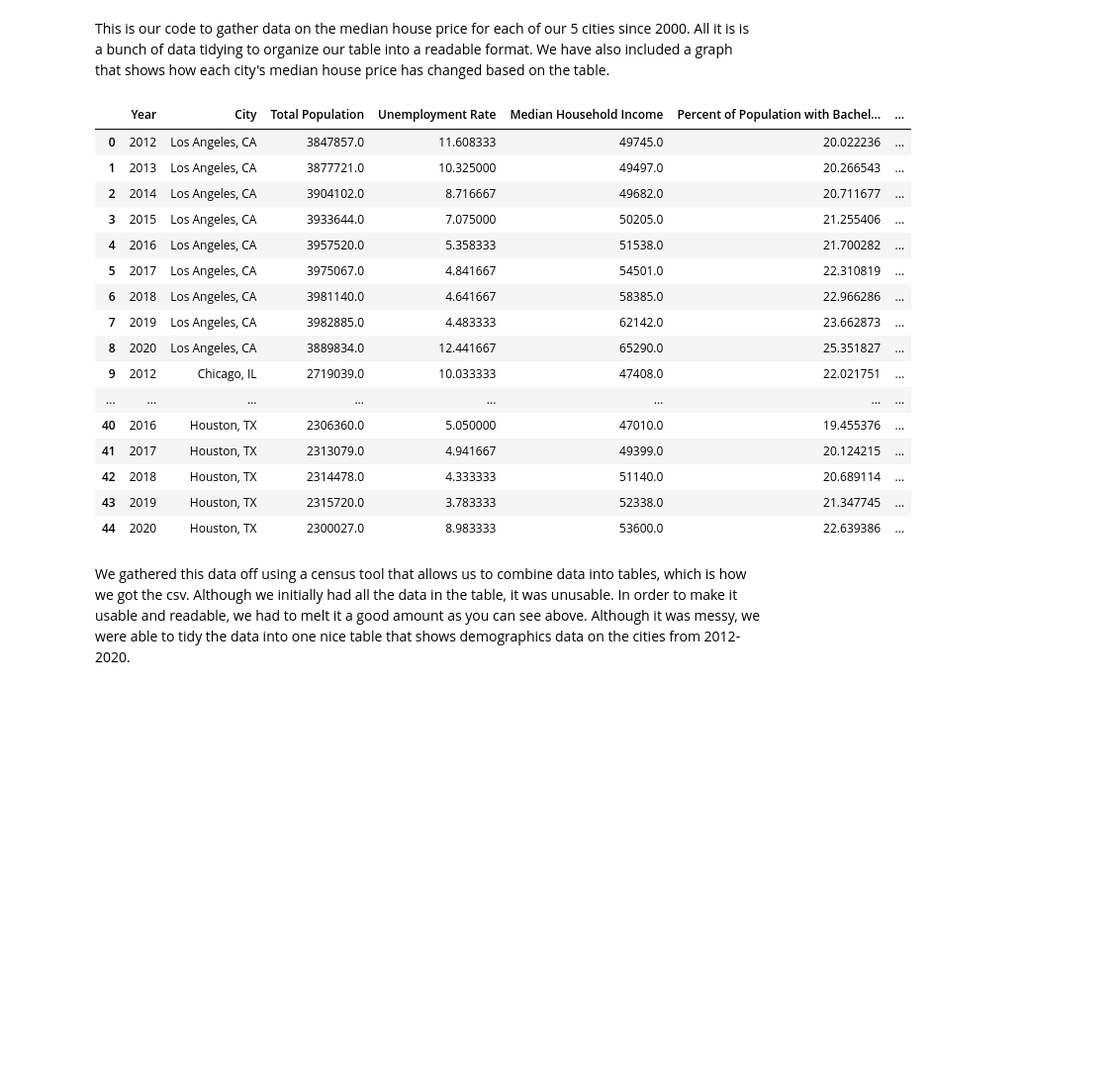
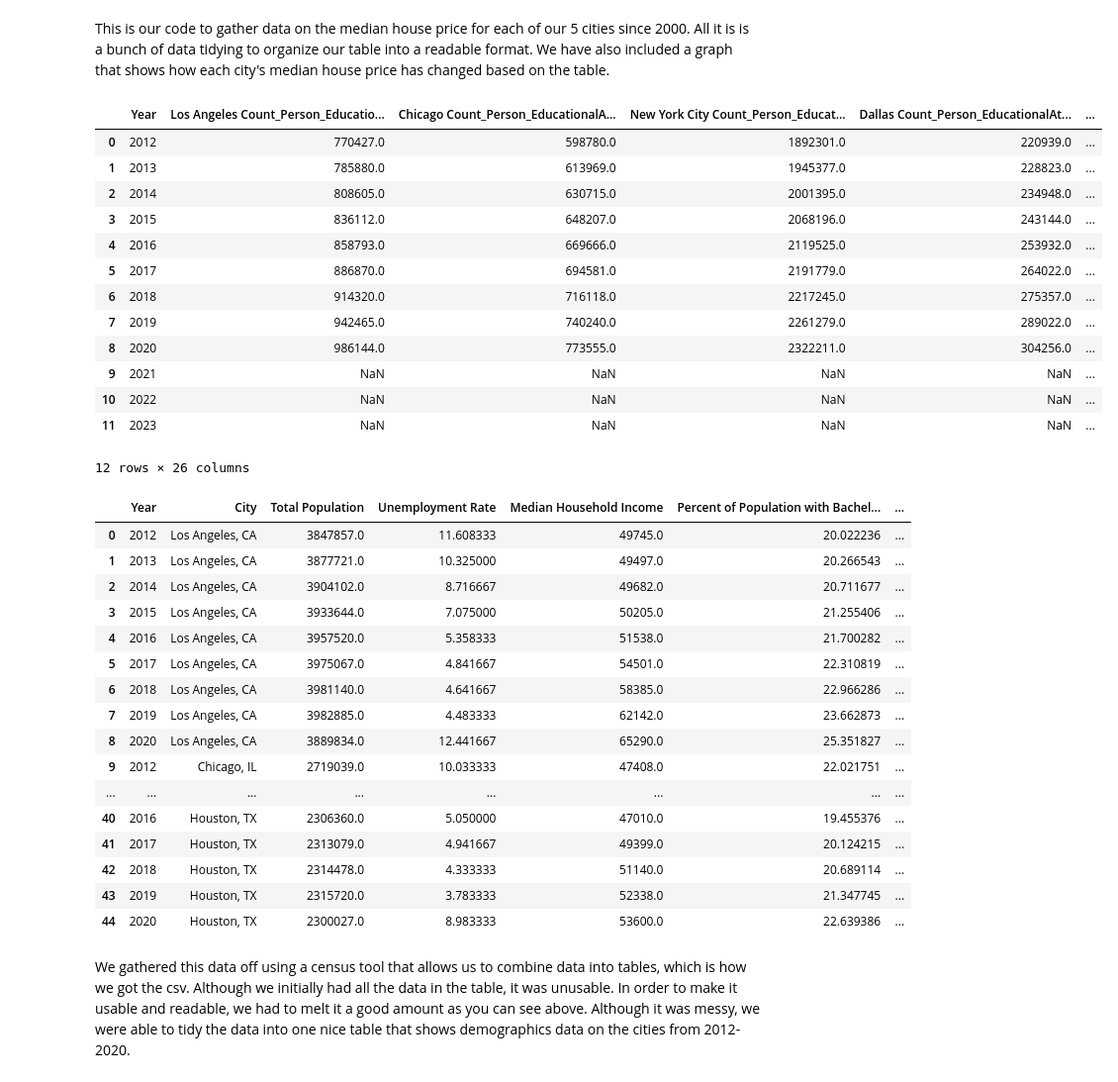
Before and after one commit to NTajalli/Analysis-of-Housing-Prices, a Jupyter notebook: Analysis.ipynb, the cells around one changed output. Shown at 99% size. Cells and saved outputs as stored; diff of their text form; code cells hidden in the pictures; blank space fills up the shorter version.

```diff
--- a/Analysis.ipynb
+++ b/Analysis.ipynb
@@ -93,6 +101,7 @@ df2 = df.head(10)
 df = df.tail(-10)
 df = df.groupby('Year').aggregate(np.mean)
 df = df.fillna(df2.set_index('Year')).reset_index()
+display(df)
 
 df = pd.melt(df, id_vars=['Year',
        'Los Angeles Count_Person_EducationalAttainmentBachelorsDegreeOrHigher',
@@ -167,50 +176,64 @@ df = pd.melt(df, id_vars=['Year', 'Population under poverty line', 'Population w
                                                       'New York City Count_Person',
                                                         'Dallas Count_Person',
                                                         'Houston Count_Person'])
 df = drop_invalid(df)
 df = pd.melt(df, id_vars=['Year', 'Population under poverty line', 'Population with Bachelors or Higher', 'Total Population', 'City',
                         'Los Angeles Median_Income_Household',
                         'Chicago Median_Income_Household',
                         'New York City Median_Income_Household',
                         'Dallas Median_Income_Household', 'Houston Median_Income_Household'],
              value_name='Unemployment Rate', value_vars=['Los Angeles UnemploymentRate_Person',
                                                         'Chicago UnemploymentRate_Person',
                                                         'New York City UnemploymentRate_Person',
                                                         'Dallas UnemploymentRate_Person', 'Houston UnemploymentRate_Person'])
 df = drop_invalid(df)
 df = pd.melt(df, id_vars=['Year', 'City', 'Population under poverty line', 'Population with Bachelors or Higher', 'Total Population', 'Unemployment Rate'],
              value_name='Median Household Income', value_vars=['Los Angeles Median_Income_Household',
                                    'Chicago Median_Income_Household',
                                    'New York City Median_Income_Household',
                                    'Dallas Median_Income_Household', 'Houston Median_Income_Household'])
 df = drop_invalid(df)
 
 for index, row in df.iterrows():
     if (pd.isna(row['Population with Bachelors or Higher']) or pd.isna(row['Total Population']) or pd.isna(row['Unemployment Rate']) or pd.isna(row['Median Household Income'])):
         df = df.drop(index)
 df = df.reset_index().drop('index', axis=1)
 df['Percent of Population with Bachelors or Higher'] = 100 * df['Population with Bachelors or Higher'] / df['Total Population']
 df['Percent of Population Under Poverty Line'] = 100 * df['Population under poverty line'] / df['Total Population']
 df = df.drop('Population with Bachelors or Higher', axis=1).drop('Population under poverty line', axis=1)
 df
 # %% [output]
-|  | Year | City | Total Population | Unemployment Rate | Median Household Income | Percent of Population with Bachel... | ... |
-| 0 | 2012 | Los Angeles, CA | 3847857.0 | 11.608333 | 49745.0 | 20.022236 | ... |
-| 1 | 2013 | Los Angeles, CA | 3877721.0 | 10.325000 | 49497.0 | 20.266543 | ... |
-| 2 | 2014 | Los Angeles, CA | 3904102.0 | 8.716667 | 49682.0 | 20.711677 | ... |
-| 3 | 2015 | Los Angeles, CA | 3933644.0 | 7.075000 | 50205.0 | 21.255406 | ... |
-| 4 | 2016 | Los Angeles, CA | 3957520.0 | 5.358333 | 51538.0 | 21.700282 | ... |
-| 5 | 2017 | Los Angeles, CA | 3975067.0 | 4.841667 | 54501.0 | 22.310819 | ... |
-| 6 | 2018 | Los Angeles, CA | 3981140.0 | 4.641667 | 58385.0 | 22.966286 | ... |
-| 7 | 2019 | Los Angeles, CA | 3982885.0 | 4.483333 | 62142.0 | 23.662873 | ... |
-| 8 | 2020 | Los Angeles, CA | 3889834.0 | 12.441667 | 65290.0 | 25.351827 | ... |
-| 9 | 2012 | Chicago, IL | 2719039.0 | 10.033333 | 47408.0 | 22.021751 | ... |
-| ... | ... | ... | ... | ... | ... | ... | ... |
-| 40 | 2016 | Houston, TX | 2306360.0 | 5.050000 | 47010.0 | 19.455376 | ... |
-| 41 | 2017 | Houston, TX | 2313079.0 | 4.941667 | 49399.0 | 20.124215 | ... |
-| 42 | 2018 | Houston, TX | 2314478.0 | 4.333333 | 51140.0 | 20.689114 | ... |
-| 43 | 2019 | Houston, TX | 2315720.0 | 3.783333 | 52338.0 | 21.347745 | ... |
-| 44 | 2020 | Houston, TX | 2300027.0 | 8.983333 | 53600.0 | 22.639386 | ... |
+|  | Year | Los Angeles Count_Person_Educatio... | Chicago Count_Person_EducationalA... | New York City Count_Person_Educat... | Dallas Count_Person_EducationalAt... | ... |
+| 0 | 2012 | 770427.0 | 598780.0 | 1892301.0 | 220939.0 | ... |
+| 1 | 2013 | 785880.0 | 613969.0 | 1945377.0 | 228823.0 | ... |
+| 2 | 2014 | 808605.0 | 630715.0 | 2001395.0 | 234948.0 | ... |
+| 3 | 2015 | 836112.0 | 648207.0 | 2068196.0 | 243144.0 | ... |
+| 4 | 2016 | 858793.0 | 669666.0 | 2119525.0 | 253932.0 | ... |
+| 5 | 2017 | 886870.0 | 694581.0 | 2191779.0 | 264022.0 | ... |
+| 6 | 2018 | 914320.0 | 716118.0 | 2217245.0 | 275357.0 | ... |
+| 7 | 2019 | 942465.0 | 740240.0 | 2261279.0 | 289022.0 | ... |
+| 8 | 2020 | 986144.0 | 773555.0 | 2322211.0 | 304256.0 | ... |
+| 9 | 2021 | NaN | NaN | NaN | NaN | ... |
+| 10 | 2022 | NaN | NaN | NaN | NaN | ... |
+| 11 | 2023 | NaN | NaN | NaN | NaN | ... |
+12 rows × 26 columns
+|  | Year | City | Total Population | Unemployment Rate | Median Household Income | Percent of Population with Bachel... | ... |
+| 0 | 2012 | Los Angeles, CA | 3847857.0 | 11.608333 | 49745.0 | 20.022236 | ... |
+| 1 | 2013 | Los Angeles, CA | 3877721.0 | 10.325000 | 49497.0 | 20.266543 | ... |
+| 2 | 2014 | Los Angeles, CA | 3904102.0 | 8.716667 | 49682.0 | 20.711677 | ... |
+| 3 | 2015 | Los Angeles, CA | 3933644.0 | 7.075000 | 50205.0 | 21.255406 | ... |
+| 4 | 2016 | Los Angeles, CA | 3957520.0 | 5.358333 | 51538.0 | 21.700282 | ... |
+| 5 | 2017 | Los Angeles, CA | 3975067.0 | 4.841667 | 54501.0 | 22.310819 | ... |
+| 6 | 2018 | Los Angeles, CA | 3981140.0 | 4.641667 | 58385.0 | 22.966286 | ... |
+| 7 | 2019 | Los Angeles, CA | 3982885.0 | 4.483333 | 62142.0 | 23.662873 | ... |
+| 8 | 2020 | Los Angeles, CA | 3889834.0 | 12.441667 | 65290.0 | 25.351827 | ... |
+| 9 | 2012 | Chicago, IL | 2719039.0 | 10.033333 | 47408.0 | 22.021751 | ... |
+| ... | ... | ... | ... | ... | ... | ... | ... |
+| 40 | 2016 | Houston, TX | 2306360.0 | 5.050000 | 47010.0 | 19.455376 | ... |
+| 41 | 2017 | Houston, TX | 2313079.0 | 4.941667 | 49399.0 | 20.124215 | ... |
+| 42 | 2018 | Houston, TX | 2314478.0 | 4.333333 | 51140.0 | 20.689114 | ... |
+| 43 | 2019 | Houston, TX | 2315720.0 | 3.783333 | 52338.0 | 21.347745 | ... |
+| 44 | 2020 | Houston, TX | 2300027.0 | 8.983333 | 53600.0 | 22.639386 | ... |
 # %% [markdown]
 We gathered this data off using a census tool that allows us to combine data into tables, which is how we got the csv.
 Although we initially had all the data in the table, it was unusable. In order to make it usable and readable, we had to
```
Also changed, not shown: parts of 24 cells of this notebook, 2 other files.
